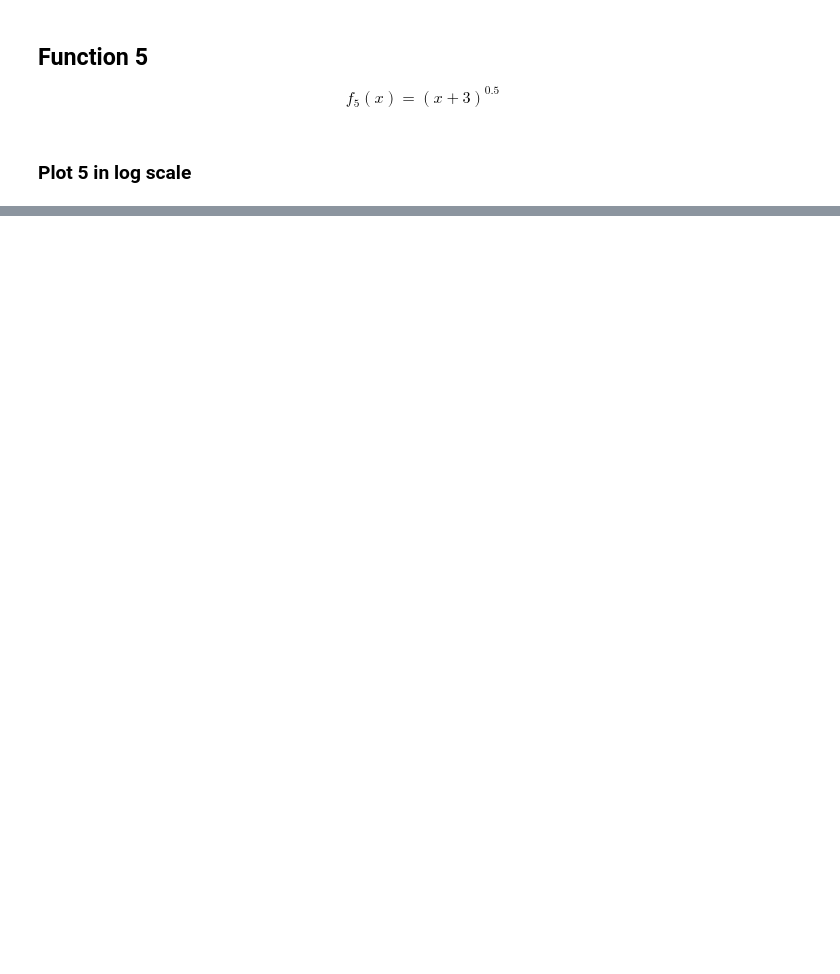
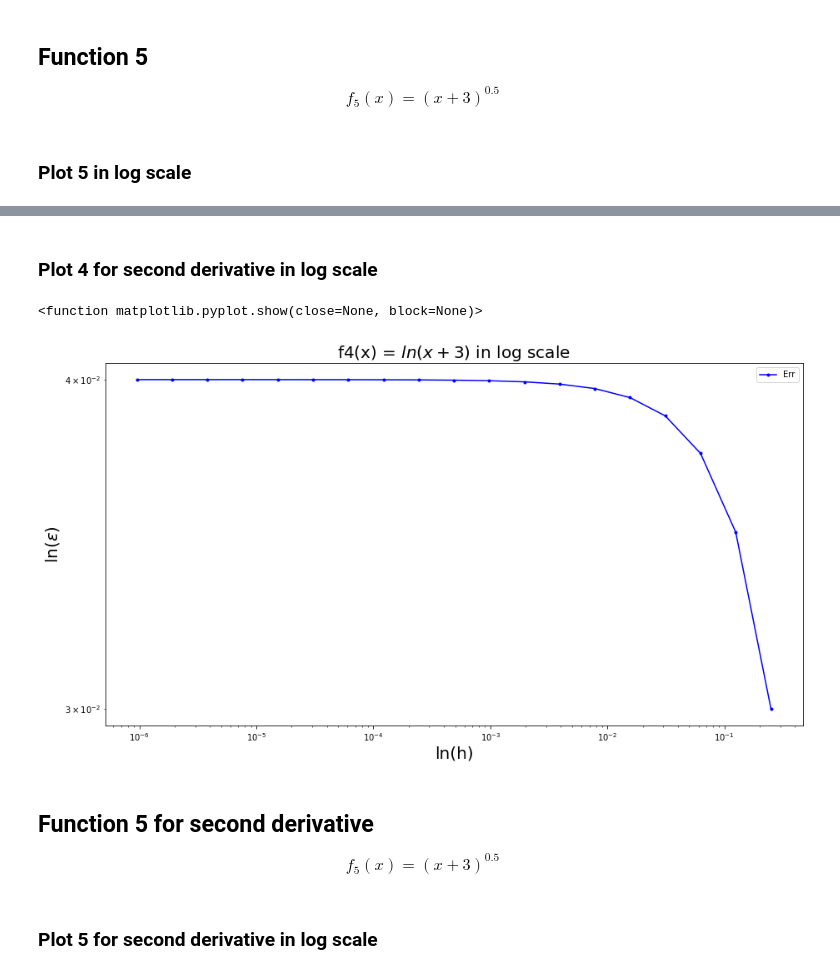
Before and after one commit to Mikholen/computational_math, a Jupyter notebook: task1.ipynb, the cells around one changed output, grey strips where cells are left out. Saved outputs shown, nothing was run; the diff lists cells and outputs as text; code cells hidden in the pictures; blank space fills up the shorter version.

```diff
--- a/task1.ipynb
+++ b/task1.ipynb
@@ -234,0 +249,4 @@ for i in range (0, len(y_data5)):
+# %%
+def err_for_second_derivative(func, second_derivative_result, x0):
+    return [abs((func(x0 + h_data[i]) - 2*func(x0) + func(x0 - h_data[i]))/h_data[i]\
+                 - second_derivative_result) for i in range(len(h_data))]
@@ -234,0 +256,33 @@ for i in range (0, len(y_data5)):
+# %%
+#function 4 in f4(x) = ln(x+3) in log scale
+
+x0 = 2
+
+def func4(x):
+    return math.log(x+3)
+
+func4_second_derivative = -0.04
+
+y_data4_2 = err_for_second_derivative(func4, func4_second_derivative, x0)
+# %% [markdown]
+### Plot 4 for second derivative in log scale
+# %%
+size_x = 15
+size_y = 8
+plt.figure (figsize=(size_x, size_y))
+
+ax = plt.gca ()
+ax.set_title(r'f4(x) = $ln(x+3)$ in log scale', size=20)
+ax.set_xlabel (r"ln(h)", fontsize = 20)
+ax.set_ylabel (r"ln($\epsilon$)", fontsize = 20)
+
+plt.loglog(h_data, y_data4_2, color = 'Blue', marker = '.', label = 'Err')
+plt.legend(loc='best')
+
+plt.show
+# %% [output]
+<function matplotlib.pyplot.show(close=None, block=None)>
+[figure, added]
+# %% [markdown]
+## Function 5 for second derivative
+$$f_5(x) = (x+3)^{0.5}$$
@@ -234,0 +300,2 @@ for i in range (0, len(y_data5)):
+# %% [markdown]
+### Plot 5 for second derivative in log scale
```
Also changed, not shown: parts of 13 cells of this notebook.
